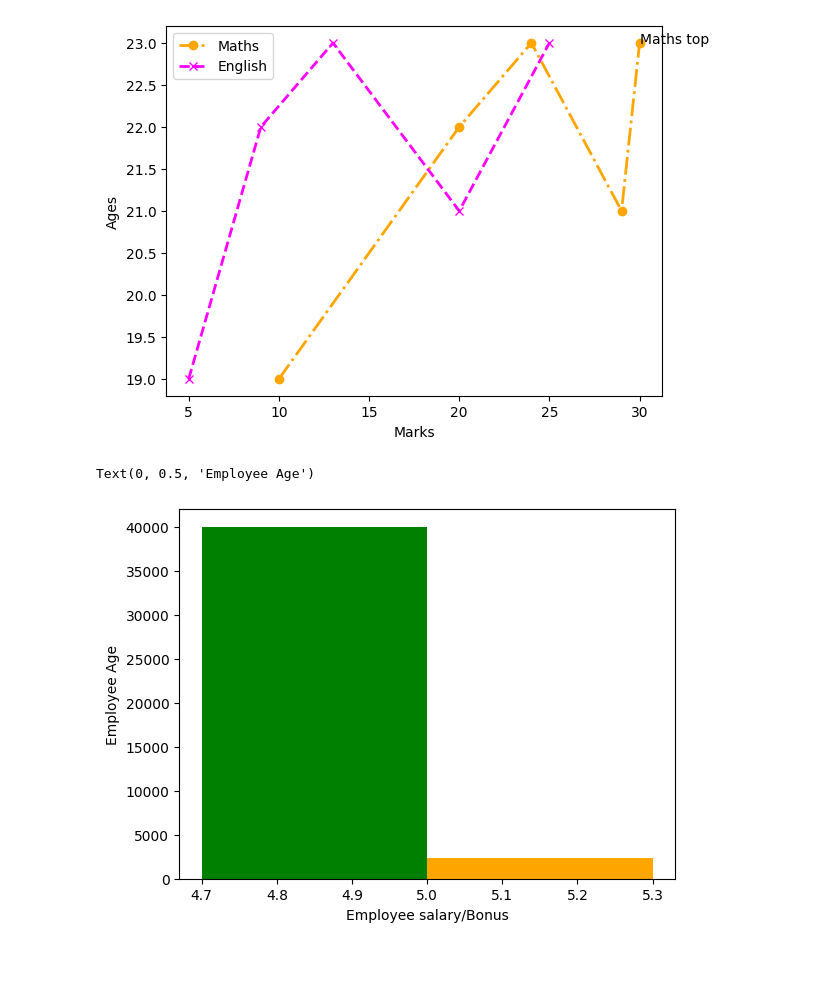
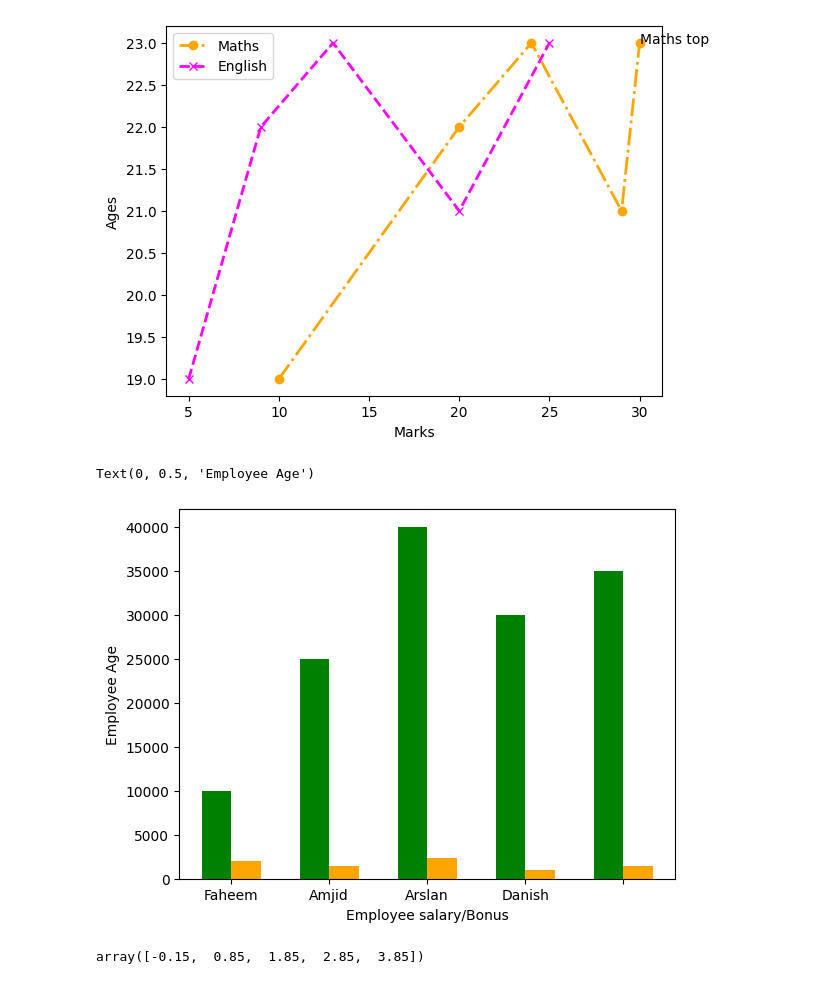
Before and after one commit to awais-nayyar/Data-Science, a Jupyter notebook: Class_or_Practice/EDA_1.ipynb, the cells around one changed output. Cells and saved outputs as stored; diff of their text form; code cells hidden in the pictures.

```diff
--- a/Class_or_Practice/EDA_1.ipynb
+++ b/Class_or_Practice/EDA_1.ipynb
@@ -23,19 +23,24 @@ plt.show()
 # %%
 emp = ['Majid','Faheem','Amjid','Arslan','Danish']
 sal = [10000,25000,40000,30000,35000]
 bonus= [2000, 1400, 2300,1000,1500]
 
-index = len(emp)
+index = np.arange(len(emp))
 
 fig, ax = plt.subplots(nrows=1,ncols=1)
 
 ax.bar(x=index-0.15, height=sal, width=0.3, color='green')
 ax.bar(x=index+0.15, height=bonus, width=0.3, color='orange')
 
 #ax.set_xticks(ticks=[5000,10000,15000,20000,25000,30000,35000,40000])
+ax.set_xticks(emp)
 
 ax.set_xlabel("Employee salary/Bonus")
 ax.set_ylabel("Employee Age")
 # %% [output]
 Text(0, 0.5, 'Employee Age')
-[figure, old version]
+[figure, new version]
+# %%
+index-0.15
+# %% [output]
+array([-0.15,  0.85,  1.85,  2.85,  3.85])
```
